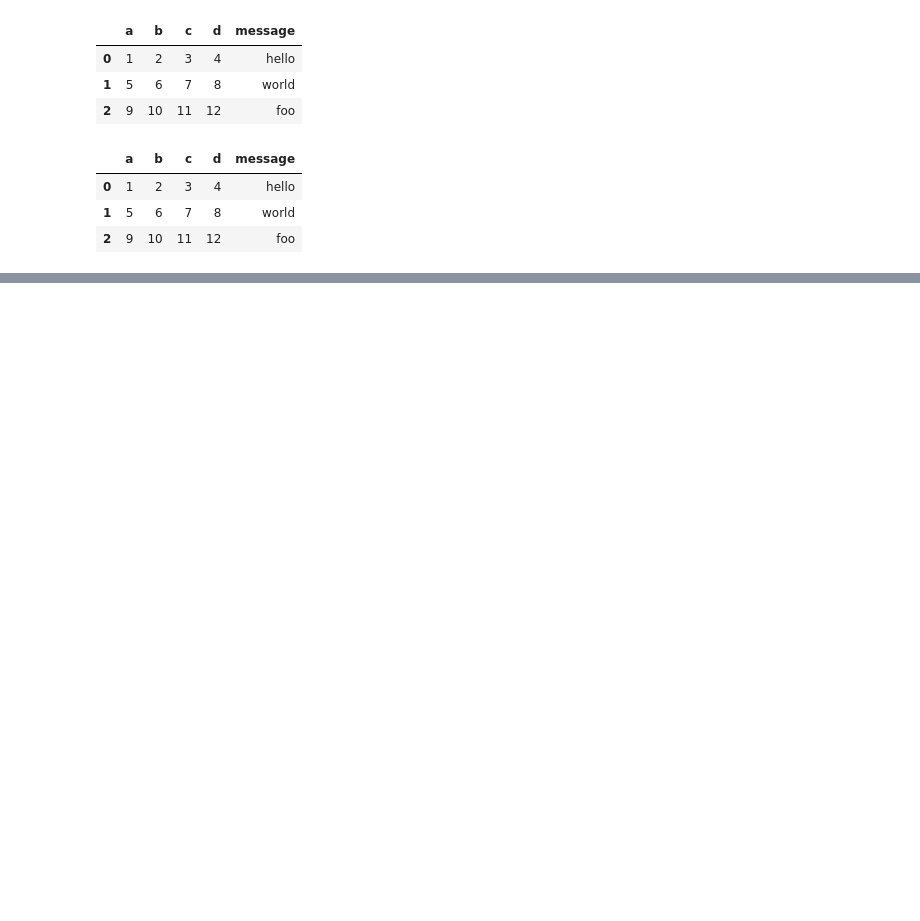
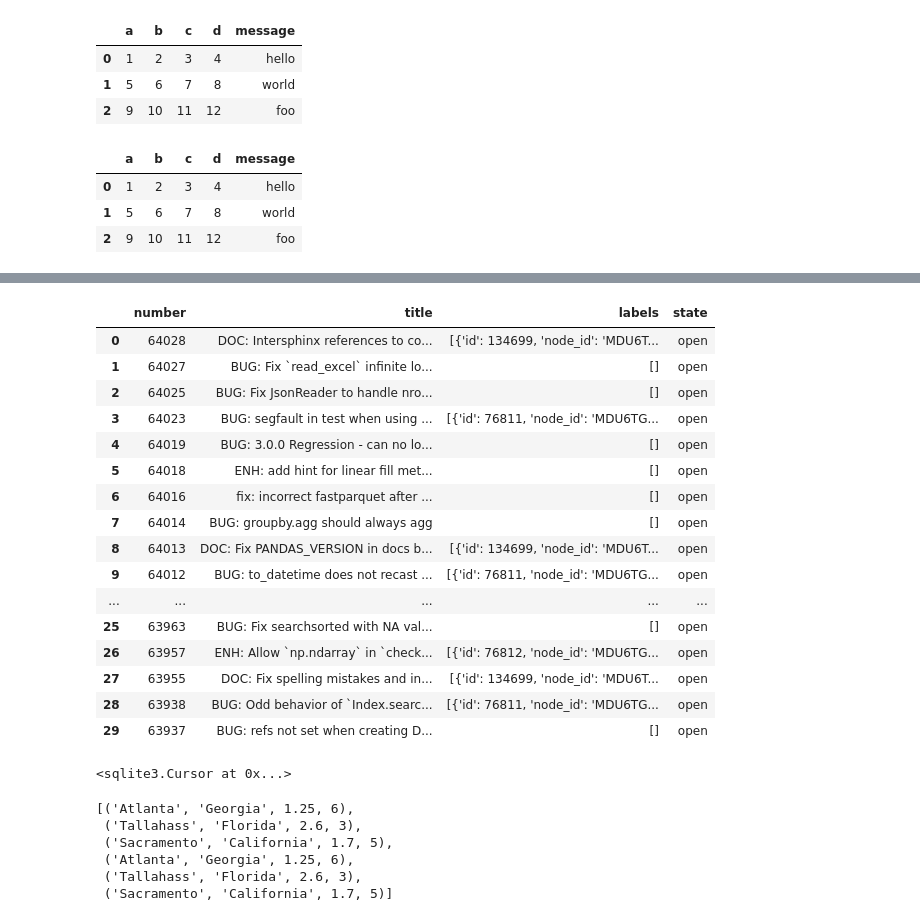
Before and after one commit to JWAN0646/Jingxuan-Wang, a Jupyter notebook: data/panda.ipynb, the cells around one changed output, grey strips where cells are left out. Cells and saved outputs as stored; diff of their text form; code cells hidden in the pictures; blank space fills up the shorter version.

```diff
--- a/data/panda.ipynb
+++ b/data/panda.ipynb
@@ -729,0 +763,15 @@ pd.read_pickle('examples/frame_pickle') # 读取文件
+# %%
+import requests # 导入 requests 库，用于发送 HTTP 请求
+
+url = 'https://api.github.com/repos/pandas-dev/pandas/issues' # 定义 GitHub API 的 URL 这个地址会获取 pandas-dev/pandas 仓库的所有 issues（问题/议题）
+resp = requests.get(url) # 向指定的 URL 发送 GET 请求
+
+print(f"响应状态: {resp.status_code}")
+
+data = resp.json() # 将响应内容从 JSON 格式转换为 Python 对象
+
+print(f"数据类型: {type(data)}")
+print(f"数据长度: {len(data)}")
+
+# 这里访问 data[0]['title']
+print(f"第一个 issue 标题: {data[0]['title']}")
@@ -729,0 +793,21 @@ pd.read_pickle('examples/frame_pickle') # 读取文件
+# %%
+issues = pd.DataFrame(data, columns = ['number', 'title', 'labels', 'state'])
+issues
+# %% [output]
+|  | number | title | labels | state |
+| 0 | 64028 | DOC: Intersphinx references to co... | [{'id': 134699, 'node_id': 'MDU6T... | open |
+| 1 | 64027 | BUG: Fix `read_excel` infinite lo... | [] | open |
+| 2 | 64025 | BUG: Fix JsonReader to handle nro... | [] | open |
+| 3 | 64023 | BUG: segfault in test when using ... | [{'id': 76811, 'node_id': 'MDU6TG... | open |
+| 4 | 64019 | BUG: 3.0.0 Regression - can no lo... | [] | open |
+| 5 | 64018 | ENH: add hint for linear fill met... | [] | open |
+| 6 | 64016 | fix: incorrect fastparquet after ... | [] | open |
+| 7 | 64014 | BUG: groupby.agg should always agg | [] | open |
+| 8 | 64013 | DOC: Fix PANDAS_VERSION in docs b... | [{'id': 134699, 'node_id': 'MDU6T... | open |
+| 9 | 64012 | BUG: to_datetime does not recast ... | [{'id': 76811, 'node_id': 'MDU6TG... | open |
+| ... | ... | ... | ... | ... |
+| 25 | 63963 | BUG: Fix searchsorted with NA val... | [] | open |
+| 26 | 63957 | ENH: Allow `np.ndarray` in `check... | [{'id': 76812, 'node_id': 'MDU6TG... | open |
+| 27 | 63955 | DOC: Fix spelling mistakes and in... | [{'id': 134699, 'node_id': 'MDU6T... | open |
+| 28 | 63938 | BUG: Odd behavior of `Index.searc... | [{'id': 76811, 'node_id': 'MDU6TG... | open |
+| 29 | 63937 | BUG: refs not set when creating D... | [] | open |
@@ -729,0 +816,10 @@ pd.read_pickle('examples/frame_pickle') # 读取文件
+# %%
+query = """
+CREATE TABLE test
+(a VARCHAR(20), b VARCHAR(20),
+ c REAL,        d INTEGER
+); """
+con = sqlite3.connect('mydata.sqlite')
+con.execute(query)
+# %% [output]
+<sqlite3.Cursor at 0x...>
@@ -729,0 +835,11 @@ pd.read_pickle('examples/frame_pickle') # 读取文件
+# %%
+cursor = con.execute('select * from test')
+rows = cursor.fetchall()
+rows
+# %% [output]
+[('Atlanta', 'Georgia', 1.25, 6),
+ ('Tallahass', 'Florida', 2.6, 3),
+ ('Sacramento', 'California', 1.7, 5),
+ ('Atlanta', 'Georgia', 1.25, 6),
+ ('Tallahass', 'Florida', 2.6, 3),
+ ('Sacramento', 'California', 1.7, 5)]
```
Also changed, not shown: parts of 8 cells of this notebook.
